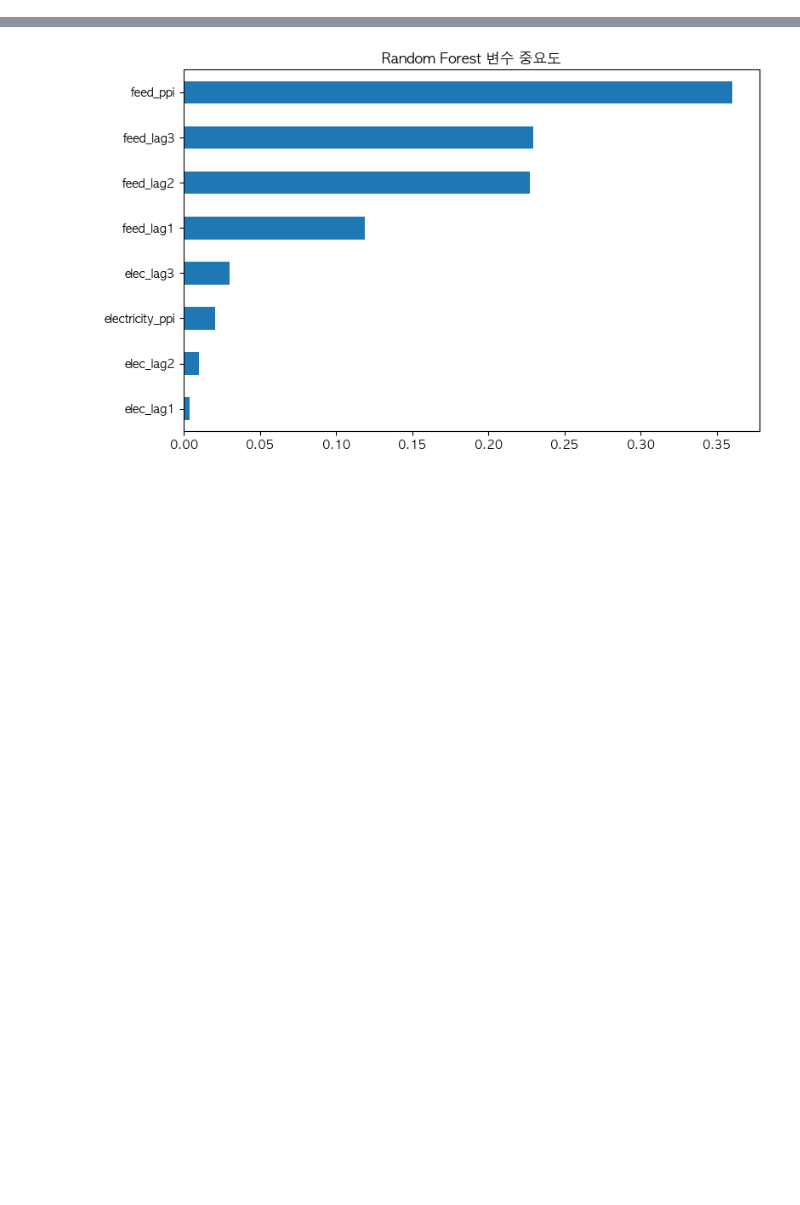
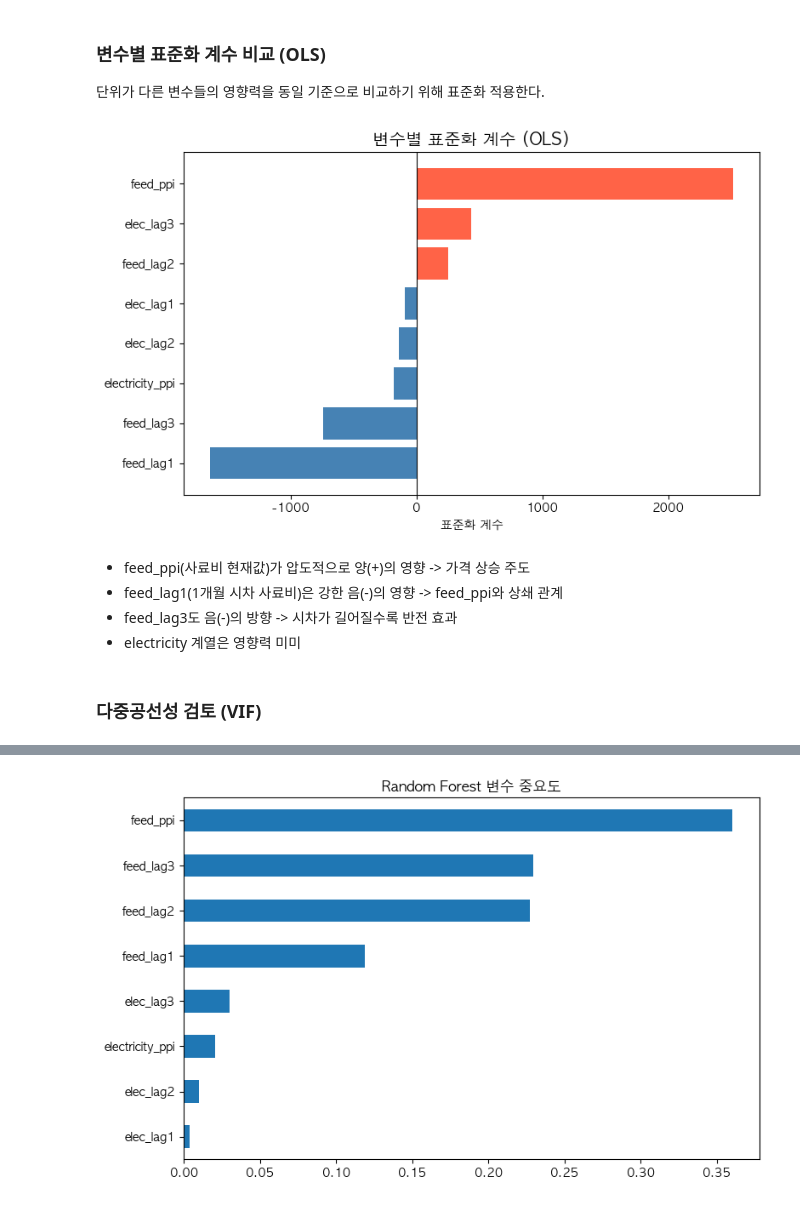
Before and after one commit to chlnaa/egg-price-analysis, a Jupyter notebook: notebooks/04_modeling.ipynb, the cells around one changed output, grey strips where cells are left out. Drawn from its saved outputs; the diff is of its cells as text; code cells hidden in the pictures; blank space fills up the shorter version.

Commit message:
refactor(modeling): fix ai_dummy periods, add regime feature, revise H1-H3 conclusions, restructure feature importance and business scenarios

```diff
--- a/notebooks/04_modeling.ipynb
+++ b/notebooks/04_modeling.ipynb
@@ -38,14 +61,14 @@ print(df.head())
 df['ai_dummy'] = 0
 df.loc[
     (df['year_month'] >= '2016-11-01') &
-    (df['year_month'] <= '2017-04-01'), 'ai_dummy'] = 1
+    (df['year_month'] <= '2017-09-01'), 'ai_dummy'] = 1
 df.loc[
     (df['year_month'] >= '2020-11-01') &
-    (df['year_month'] <= '2021-04-01'), 'ai_dummy'] = 1
+    (df['year_month'] <= '2021-10-01'), 'ai_dummy'] = 1
 print(df['ai_dummy'].value_counts())
 
-train = df[df['year_month'] < '2024-01-01']
-test  = df[df['year_month'] >= '2024-01-01']
+train = df[df['year_month'] < '2024-01-01'].reset_index(drop=True)
+test  = df[df['year_month'] >= '2024-01-01'].reset_index(drop=True)
 
 print("train:", train.shape)
 print("test :", test.shape)
@@ -60,7 +83,8 @@ features_with_dummy = [
     'feed_ppi', 'electricity_ppi',
     'feed_lag1', 'feed_lag2', 'feed_lag3',
     'elec_lag1', 'elec_lag2', 'elec_lag3',
-    'ai_dummy'
+    'ai_dummy',
+    'regime'
 ]
 
 X_train = train[features]
@@ -107,0 +222,36 @@ plt.rcParams['axes.unicode_minus'] = False
+# %% [markdown]
+### 변수별 표준화 계수 비교 (OLS)
+
+단위가 다른 변수들의 영향력을 동일 기준으로 비교하기 위해 표준화 적용한다.
+# %%
+from sklearn.preprocessing import StandardScaler
+
+scaler = StandardScaler()
+X_scaled = scaler.fit_transform(X_train)
+
+X_scaled_const = sm.add_constant(X_scaled)
+model_std = sm.OLS(y_train, X_scaled_const).fit()
+
+coef_df = pd.DataFrame({
+    '변수': X_train.columns,
+    '표준화계수': model_std.params[1:]
+}).sort_values('표준화계수', ascending=True)
+
+fig, ax = plt.subplots(figsize=(8, 5))
+colors = ['tomato' if c > 0 else 'steelblue' for c in coef_df['표준화계수']]
+ax.barh(coef_df['변수'], coef_df['표준화계수'], color=colors)
+ax.axvline(0, color='black', linewidth=0.8)
+ax.set_title('변수별 표준화 계수 (OLS)', fontsize=14)
+ax.set_xlabel('표준화 계수')
+plt.tight_layout()
+plt.savefig('../output/figures/std_coefficients.png', dpi=150)
+plt.show()
+# %% [output]
+[figure, added]
+# %% [markdown]
+- feed_ppi(사료비 현재값)가 압도적으로 양(+)의 영향 -> 가격 상승 주도
+- feed_lag1(1개월 시차 사료비)은 강한 음(-)의 영향 -> feed_ppi와 상쇄 관계
+- feed_lag3도 음(-)의 방향 -> 시차가 길어질수록 반전 효과
+- electricity 계열은 영향력 미미
+# %% [markdown]
+### 다중공선성 검토 (VIF)
```
Also changed, not shown: parts of 36 cells of this notebook.
